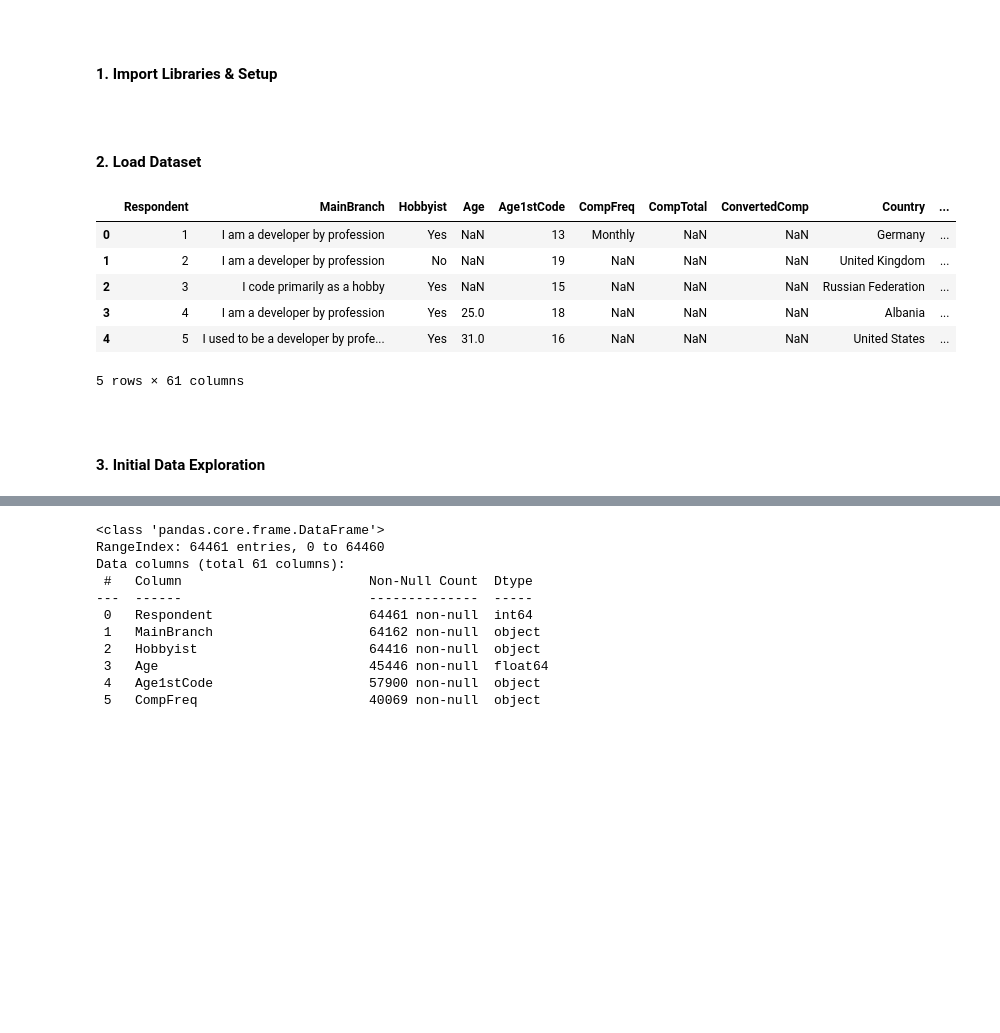
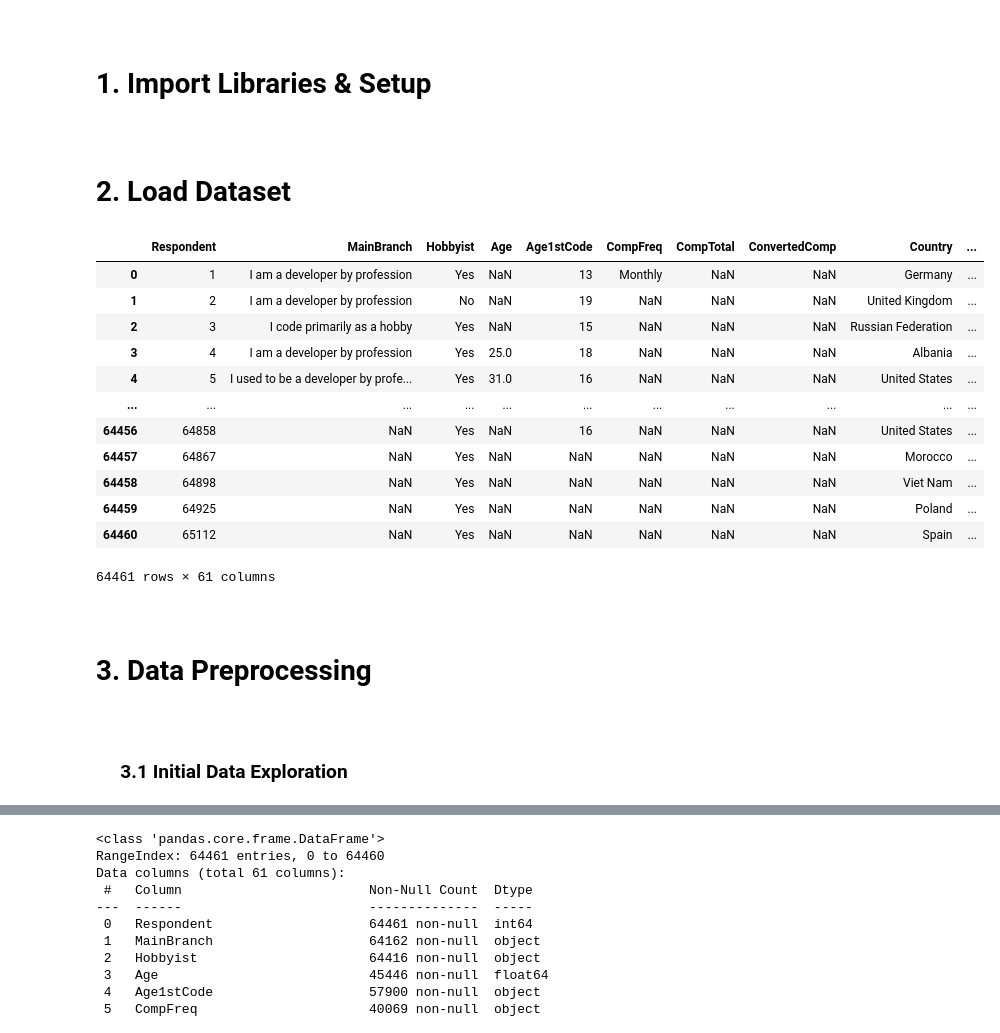
Before and after one commit to YousefAmerAwad/CareerTech-Mapper, a Jupyter notebook: exploration.ipynb, the cells around one changed output, grey strips where cells are left out. Drawn from its saved outputs; the diff is of its cells as text; code cells hidden in the pictures; blank space fills up the shorter version.

```diff
--- a/exploration.ipynb
+++ b/exploration.ipynb
@@ -1,7 +1,7 @@
 # %% [markdown]
 <br>
 
-#### 1. Import Libraries & Setup
+# 1. Import Libraries & Setup
 # %%
 import pandas as pd
 import numpy as np
@@ -13,25 +14,35 @@ pd.options.display.max_rows = 10000
 # %% [markdown]
 <br>
 
-#### 2. Load Dataset
+# 2. Load Dataset
 # %%
 # Load Stack Overflow Survey dataset
 df = pd.read_csv('Data/stack-overflow-developer-survey-2020/survey_results_public.csv')
 
 # Preview first rows
-df.head()
+df
 # %% [output]
 |  | Respondent | MainBranch | Hobbyist | Age | Age1stCode | CompFreq | CompTotal | ConvertedComp | Country | ... |
 | 0 | 1 | I am a developer by profession | Yes | NaN | 13 | Monthly | NaN | NaN | Germany | ... |
 | 1 | 2 | I am a developer by profession | No | NaN | 19 | NaN | NaN | NaN | United Kingdom | ... |
 | 2 | 3 | I code primarily as a hobby | Yes | NaN | 15 | NaN | NaN | NaN | Russian Federation | ... |
 | 3 | 4 | I am a developer by profession | Yes | 25.0 | 18 | NaN | NaN | NaN | Albania | ... |
 | 4 | 5 | I used to be a developer by profe... | Yes | 31.0 | 16 | NaN | NaN | NaN | United States | ... |
+| ... | ... | ... | ... | ... | ... | ... | ... | ... | ... | ... |
+| 64456 | 64858 | NaN | Yes | NaN | 16 | NaN | NaN | NaN | United States | ... |
+| 64457 | 64867 | NaN | Yes | NaN | NaN | NaN | NaN | NaN | Morocco | ... |
+| 64458 | 64898 | NaN | Yes | NaN | NaN | NaN | NaN | NaN | Viet Nam | ... |
+| 64459 | 64925 | NaN | Yes | NaN | NaN | NaN | NaN | NaN | Poland | ... |
+| 64460 | 65112 | NaN | Yes | NaN | NaN | NaN | NaN | NaN | Spain | ... |
-5 rows × 61 columns
+64461 rows × 61 columns
 # %% [markdown]
 <br>
 
-#### 3. Initial Data Exploration
+# 3. Data Preprocessing
+# %% [markdown]
+<br>
+
+###  &emsp; 3.1 Initial Data Exploration
 # %%
 # View a random sample (transposed for better readability of all columns)
 df.sample(1).T
```
Also changed, not shown: parts of 22 cells of this notebook.
